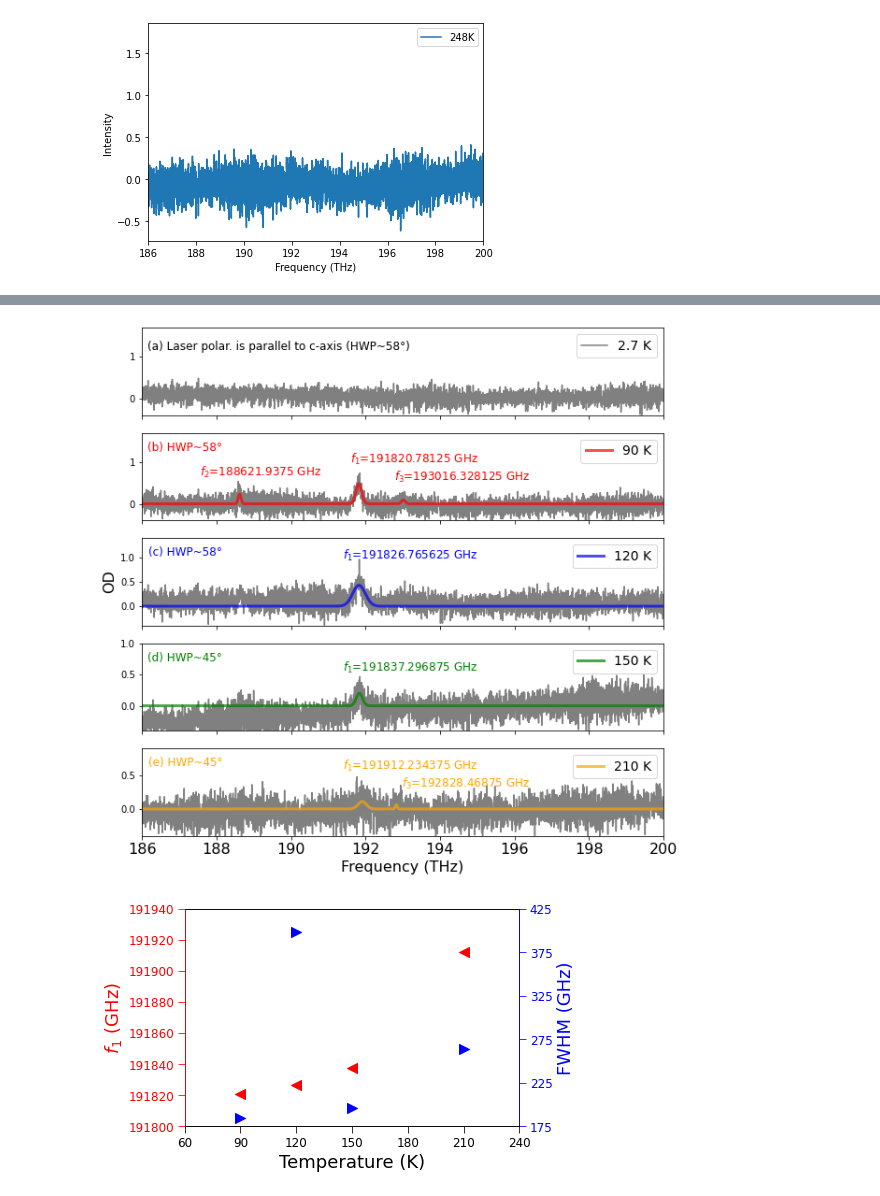
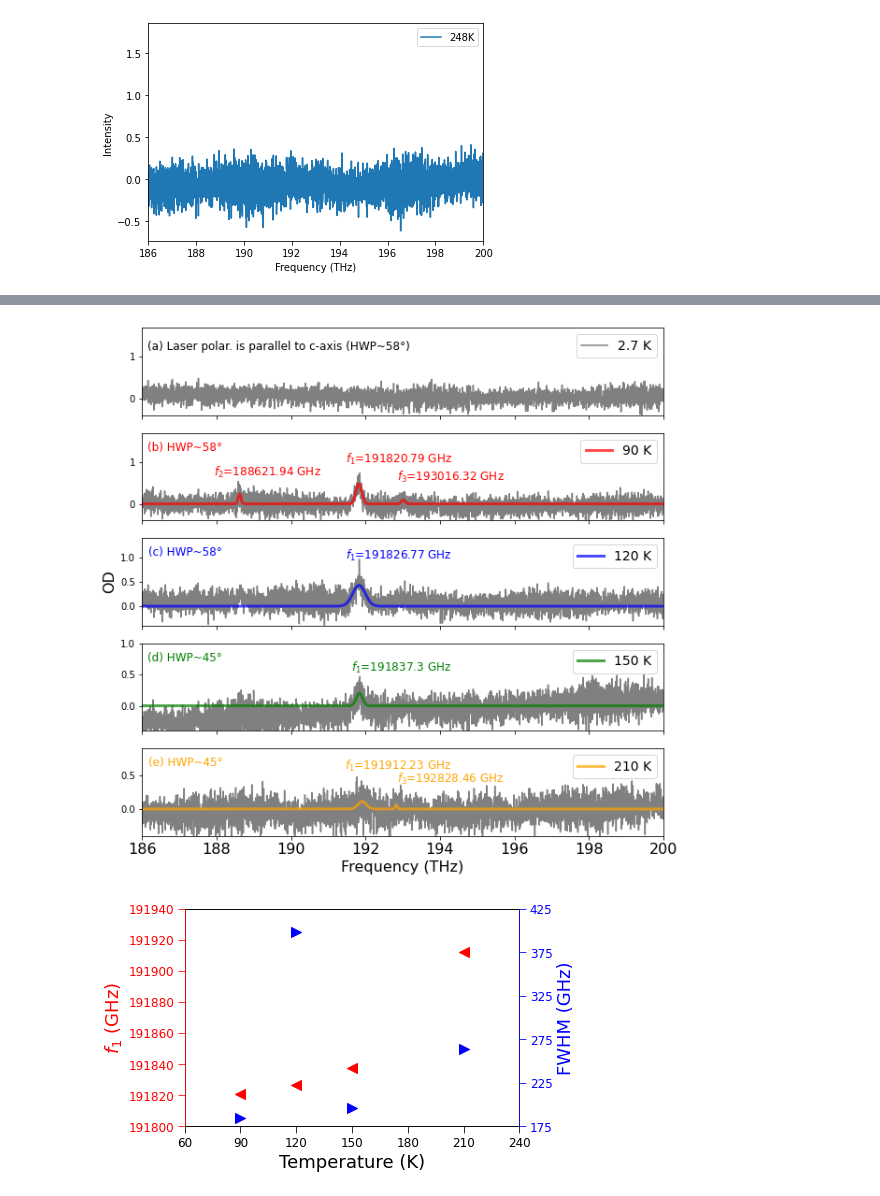
Before and after one commit to JUOM2016/Quick_cal_and_plotting, a Jupyter notebook: absorption_white_light_OD_parallel.ipynb, the cells around one changed output, grey strips where cells are left out. Saved outputs shown, nothing was run; the diff lists cells and outputs as text; code cells hidden in the pictures.

```diff
--- a/absorption_white_light_OD_parallel.ipynb
+++ b/absorption_white_light_OD_parallel.ipynb
@@ -134,8 +134,8 @@ for index in range(len(selceted_file)):
 
     fig,ax=plt.subplots()
     ax.plot(freq_plot,intensity_plot, label="{}".format(sub_folders[index]))
+    ax.plot(freq_plot,intensity_smooth,label='Smoothing')
     ax.legend()
-    ax.plot(freq_plot,intensity_smooth)
     ax.plot(freq_plot[peaks], intensity_smooth[peaks], "x",color='red')
     ax.set_xlabel('Frequency (THz)')
     ax.set_ylabel('Intensity')
@@ -181,8 +181,8 @@ for index in range(len(selceted_file)):
 
         fig,ax = plt.subplots()
         ax.plot(freq_plot, intensity_plot, label="{}".format(sub_folders[index]))
+        ax.plot(freq_0,fit_curve,color='r',label='Gaussian fitting')
         ax.legend()
-        ax.plot(freq_0,fit_curve,color='r')
         ax.set_xlabel('Frequency (THz)')
         ax.set_ylabel('Intensity')
         ax.axvline(freq_plot[pos_AB_left_0],color='b',linestyle='dashed')
@@ -255,8 +255,8 @@ for index in range(len(selceted_file)):
 
         fig,ax = plt.subplots()
         ax.plot(freq_plot, intensity_plot, label="{}".format(sub_folders[index]))
+        ax.plot(freq_0,fit_curve,color='r',label='Gaussian fitting')
         ax.legend()
-        ax.plot(freq_0,fit_curve,color='r')
         ax.set_xlabel('Frequency (THz)')
         ax.set_ylabel('Intensity')
         ax.axvline(freq_plot[pos_AB_left_1],color='b',linestyle='dashed')
@@ -357,8 +357,8 @@ for index in range(len(selceted_file)):
 
         fig,ax = plt.subplots()
         ax.plot(freq_plot, intensity_plot, label="{}".format(sub_folders[index]))
+        ax.plot(freq_0,fit_curve,color='r',label='Gaussian fitting')
         ax.legend()
-        ax.plot(freq_0,fit_curve,color='r')
         ax.set_xlabel('Frequency (THz)')
         ax.set_ylabel('Intensity')
         ax.axvline(freq_plot[pos_AB_left_3],color='b',linestyle='dashed')
@@ -457,20 +457,20 @@ axs[1].annotate('(b) HWP~58\N{DEGREE SIGN}',
             horizontalalignment='right',
             verticalalignment='bottom',color='r',fontsize=12)
 
-axs[1].annotate(("$f_{1}$"+ "=" +"{} GHz".format(np.float32(f0_4[1]*1000))),
-            xy=(0.68, 0.4), xycoords='axes fraction',
+axs[1].annotate(("$f_{1}$"+ "=" +"{} GHz".format(round(f0_4[1]*1000,2))),
+            xy=(0.63, 0.4), xycoords='axes fraction',
             xytext=(-20, 20), textcoords='offset pixels',
             horizontalalignment='right',
             verticalalignment='bottom',color='r',fontsize=12)
 
-axs[1].annotate(("$f_{2}$"+ "=" +"{} GHz".format(np.float32(f0_3[1]*1000))),
+axs[1].annotate(("$f_{2}$"+ "=" +"{} GHz".format(round(f0_3[1]*1000,2))),
             xy=(0.38, 0.25), xycoords='axes fraction',
             xytext=(-20, 20), textcoords='offset pixels',
             horizontalalignment='right',
             verticalalignment='bottom',color='r',fontsize=12)
 
-axs[1].annotate(("$f_{3}$"+ "=" +"{} GHz".format(np.float32(f0_5[1]*1000))),
-            xy=(0.78, 0.2), xycoords='axes fraction',
+axs[1].annotate(("$f_{3}$"+ "=" +"{} GHz".format(round(f0_5[1]*1000,2))),
+            xy=(0.73, 0.2), xycoords='axes fraction',
             xytext=(-20, 20), textcoords='offset pixels',
             horizontalalignment='right',
             verticalalignment='bottom',color='r',fontsize=12)
@@ -481,8 +481,8 @@ axs[2].annotate('(c) HWP~58\N{DEGREE SIGN}',
             horizontalalignment='right',
             verticalalignment='bottom',color='b',fontsize=12)
 
-axs[2].annotate(("$f_{1}$"+ "=" +"{} GHz".format(np.float32(f0_0[2]*1000))),
-            xy=(0.68, 0.5), xycoords='axes fraction',
+axs[2].annotate(("$f_{1}$"+ "=" +"{} GHz".format(round(f0_0[2]*1000,2))),
+            xy=(0.63, 0.5), xycoords='axes fraction',
             xytext=(-20, 20), textcoords='offset pixels',
             horizontalalignment='right',
             verticalalignment='bottom',color='b',fontsize=12)
@@ -493,8 +493,8 @@ axs[3].annotate('(d) HWP~45\N{DEGREE SIGN}',
             horizontalalignment='right',
             verticalalignment='bottom',color='g',fontsize=12)
 
-axs[3].annotate(("$f_{1}$"+ "=" +"{} GHz".format(np.float32(f0_0[3]*1000))),
-            xy=(0.68, 0.42), xycoords='axes fraction',
+axs[3].annotate(("$f_{1}$"+ "=" +"{} GHz".format(round(f0_0[3]*1000,2))),
+            xy=(0.63, 0.42), xycoords='axes fraction',
             xytext=(-20, 20), textcoords='offset pixels',
             horizontalalignment='right',
             verticalalignment='bottom',color='g',fontsize=12)
@@ -505,14 +505,14 @@ axs[4].annotate('(e) HWP~45\N{DEGREE SIGN}',
             horizontalalignment='right',
             verticalalignment='bottom',color='orange',fontsize=12)
 
-axs[4].annotate(("$f_{1}$"+ "=" +"{} GHz".format(np.float32(f0_1[4]*1000))),
-            xy=(0.68, 0.5), xycoords='axes fraction',
+axs[4].annotate(("$f_{1}$"+ "=" +"{} GHz".format(round(f0_1[4]*1000,2))),
+            xy=(0.63, 0.5), xycoords='axes fraction',
             xytext=(-20, 20), textcoords='offset pixels',
             horizontalalignment='right',
             verticalalignment='bottom',color='orange',fontsize=12)
 
-axs[4].annotate(("$f_{3}$"+ "=" +"{} GHz".format(np.float32(f0_2[4]*1000))),
-            xy=(0.78, 0.3), xycoords='axes fraction',
+axs[4].annotate(("$f_{3}$"+ "=" +"{} GHz".format(round(f0_2[4]*1000,2))),
+            xy=(0.73, 0.35), xycoords='axes fraction',
             xytext=(-20, 20), textcoords='offset pixels',
             horizontalalignment='right',
             verticalalignment='bottom',color='orange',fontsize=12)
@@ -521,4 +521,4 @@ Text(-20, 20, '$f_{3}$=192828.46875 GHz')
-[figure, old version]
+[figure, new version]
 # %%
 temp=[90, 120, 150, 210]
 f0_main=np.empty([len(temp),2])
```
Also changed, not shown: parts of 2 cells of this notebook, 1 other file.
